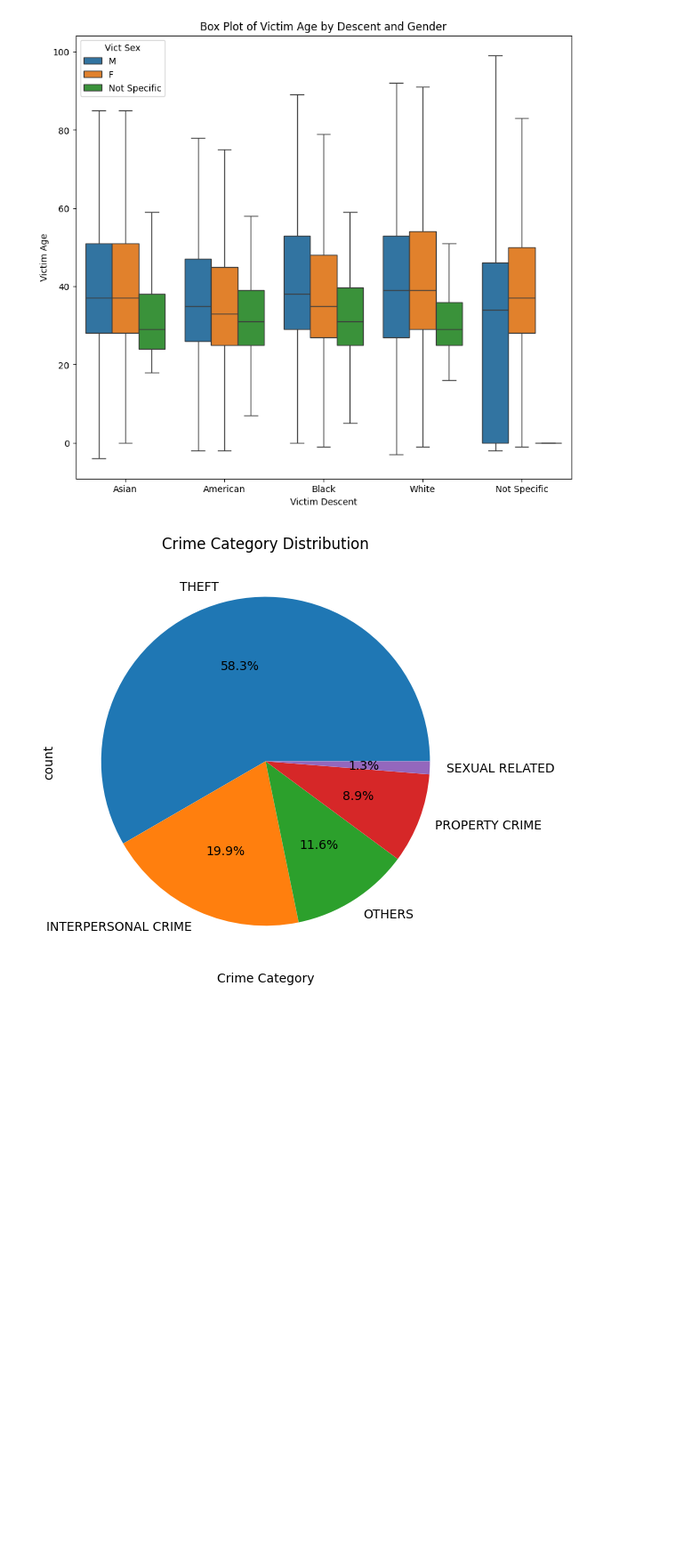
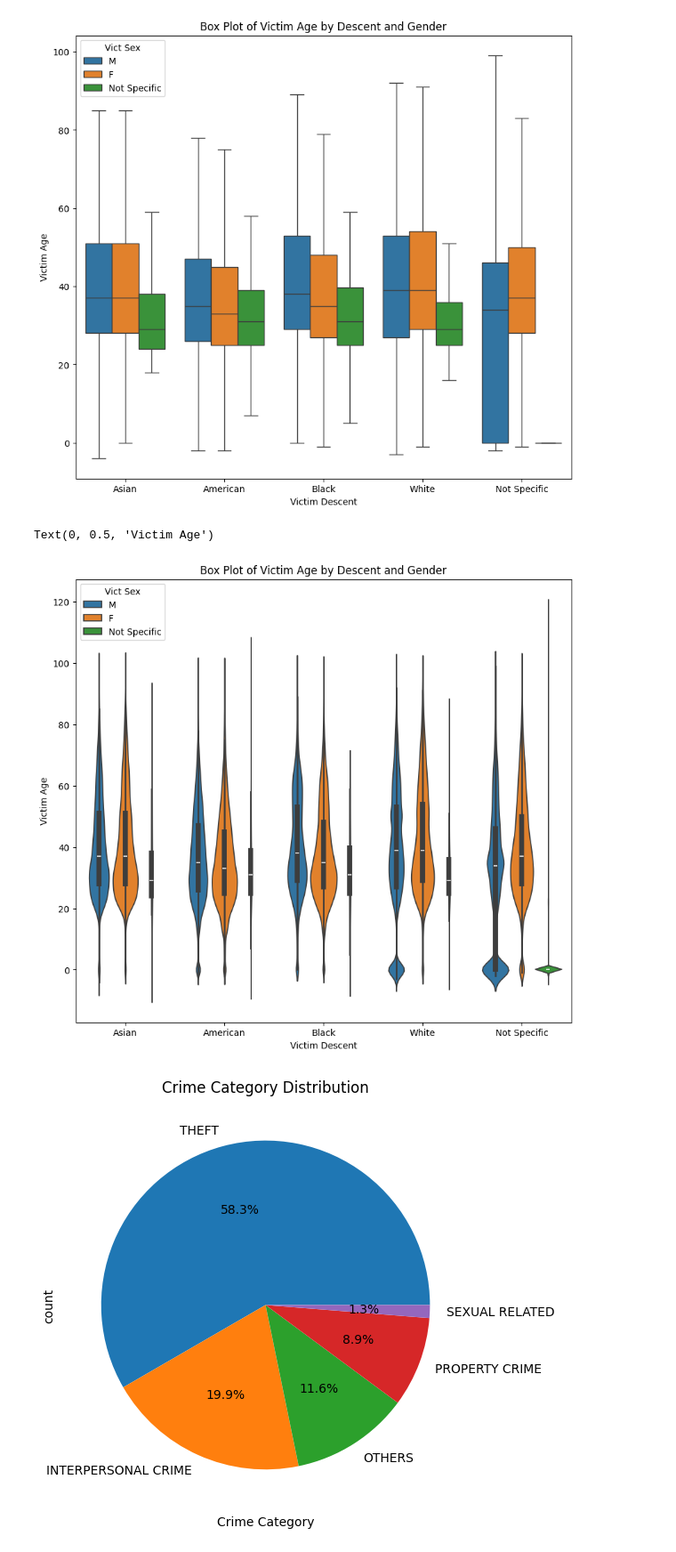
Before and after one commit to ChunKuiLau/Project-1, a Jupyter notebook: EDA mini project.ipynb, the cells around one changed output. Shown at 89% size. Saved outputs shown, nothing was run; the diff lists cells and outputs as text; code cells hidden in the pictures; blank space fills up the shorter version.

```diff
--- a/EDA mini project.ipynb
+++ b/EDA mini project.ipynb
@@ -285,6 +285,17 @@ plt.ylabel('Victim Age')
 # %% [output]
 Text(0, 0.5, 'Victim Age')
 [figure]
+# %%
+#boxplot of Vict Age by Vict Sex & Vict Descent
+plt.figure(figsize=(10, 9))
+order = ['Asian','American', 'Black', 'White', 'Not Specific']
+sns.violinplot(data = updated_df,x="Vict Descent",y="Vict Age", hue="Vict Sex",order=order)
+plt.title('Box Plot of Victim Age by Descent and Gender')
+plt.xlabel('Victim Descent')
+plt.ylabel('Victim Age')
+# %% [output]
+Text(0, 0.5, 'Victim Age')
+[figure, added]
 # %%
 # Define the categorization function
 def categorize_crime(crime_desc):
```
Also changed, not shown: parts of 1 cell of this notebook.
